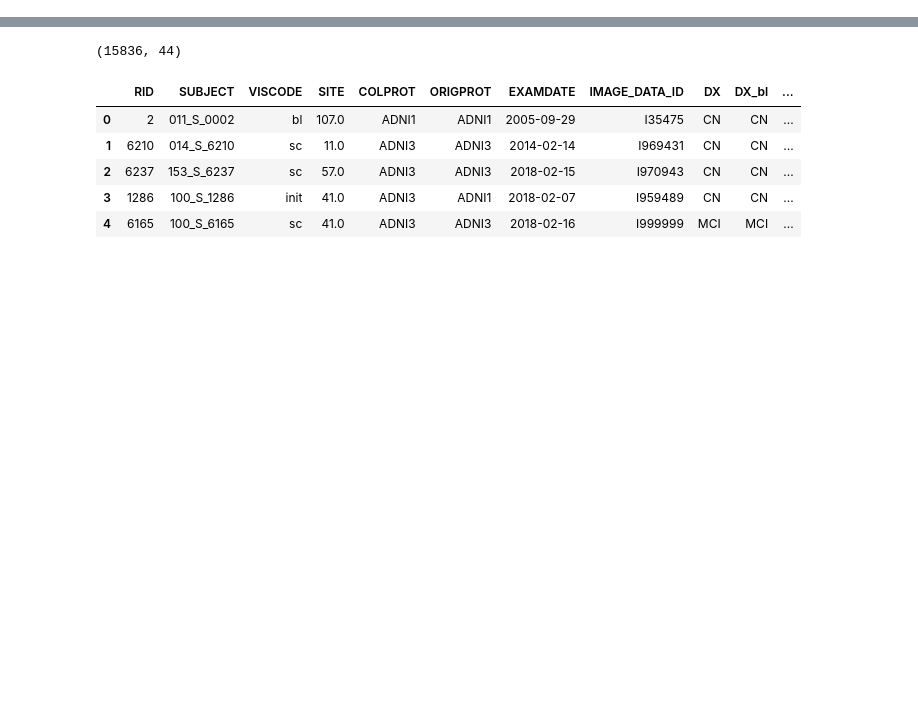
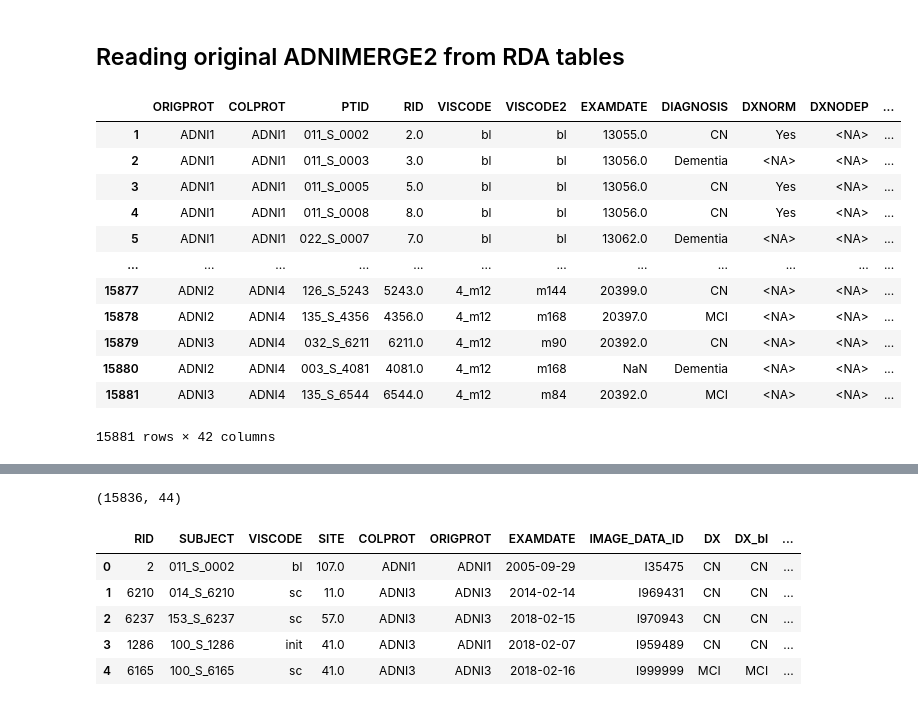
Before and after one commit to lucasthim/mmml-alzheimer-diagnosis, a Jupyter notebook: notebooks/2026_paper/20260624_reviewing_adnimerge.ipynb, the cells around one changed output, grey strips where cells are left out. Cells and saved outputs as stored; diff of their text form; code cells hidden in the pictures; blank space fills up the shorter version.

```diff
--- a/notebooks/2026_paper/20260624_reviewing_adnimerge.ipynb
+++ b/notebooks/2026_paper/20260624_reviewing_adnimerge.ipynb
@@ -7,0 +14,34 @@ pd.set_option('display.max_colwidth', None)
+# %% [markdown]
+## Reading original ADNIMERGE2 from RDA tables
+# %%
+def load_rda(pkg, name):
+    """Load one ADNIMERGE2 table to a DataFrame with normalized keys."""
+    path = os.path.join(pkg, "data", name + ".rda")
+    obj = rdata.read_rda(path)
+    df = obj.get(name, next(iter(obj.values())))
+    df = pd.DataFrame(df)
+    df.columns = [str(c) for c in df.columns]
+    # if "RID" in df.columns:
+    #     df["RID"] = pd.to_numeric(df["RID"], errors="coerce").astype("Int64")
+    # if "VISCODE" in df.columns:
+    #     df["VISCODE"] = df["VISCODE"].astype(str).str.strip().str.lower()
+    return df
+
+
+df = load_rda("./../../data/ADNIMERGE2", "DXSUM")
+# %%
+df
+# %% [output]
+|  | ORIGPROT | COLPROT | PTID | RID | VISCODE | VISCODE2 | EXAMDATE | DIAGNOSIS | DXNORM | DXNODEP | ... |
+| 1 | ADNI1 | ADNI1 | 011_S_0002 | 2.0 | bl | bl | 13055.0 | CN | Yes | <NA> | ... |
+| 2 | ADNI1 | ADNI1 | 011_S_0003 | 3.0 | bl | bl | 13056.0 | Dementia | <NA> | <NA> | ... |
+| 3 | ADNI1 | ADNI1 | 011_S_0005 | 5.0 | bl | bl | 13056.0 | CN | Yes | <NA> | ... |
+| 4 | ADNI1 | ADNI1 | 011_S_0008 | 8.0 | bl | bl | 13056.0 | CN | Yes | <NA> | ... |
+| 5 | ADNI1 | ADNI1 | 022_S_0007 | 7.0 | bl | bl | 13062.0 | Dementia | <NA> | <NA> | ... |
+| ... | ... | ... | ... | ... | ... | ... | ... | ... | ... | ... | ... |
+| 15877 | ADNI2 | ADNI4 | 126_S_5243 | 5243.0 | 4_m12 | m144 | 20399.0 | CN | <NA> | <NA> | ... |
+| 15878 | ADNI2 | ADNI4 | 135_S_4356 | 4356.0 | 4_m12 | m168 | 20397.0 | MCI | <NA> | <NA> | ... |
+| 15879 | ADNI3 | ADNI4 | 032_S_6211 | 6211.0 | 4_m12 | m90 | 20392.0 | CN | <NA> | <NA> | ... |
+| 15880 | ADNI2 | ADNI4 | 003_S_4081 | 4081.0 | 4_m12 | m168 | NaN | Dementia | <NA> | <NA> | ... |
+| 15881 | ADNI3 | ADNI4 | 135_S_6544 | 6544.0 | 4_m12 | m84 | 20392.0 | MCI | <NA> | <NA> | ... |
+15881 rows × 42 columns
```
Also changed, not shown: parts of 19 cells of this notebook, 3 other files.
